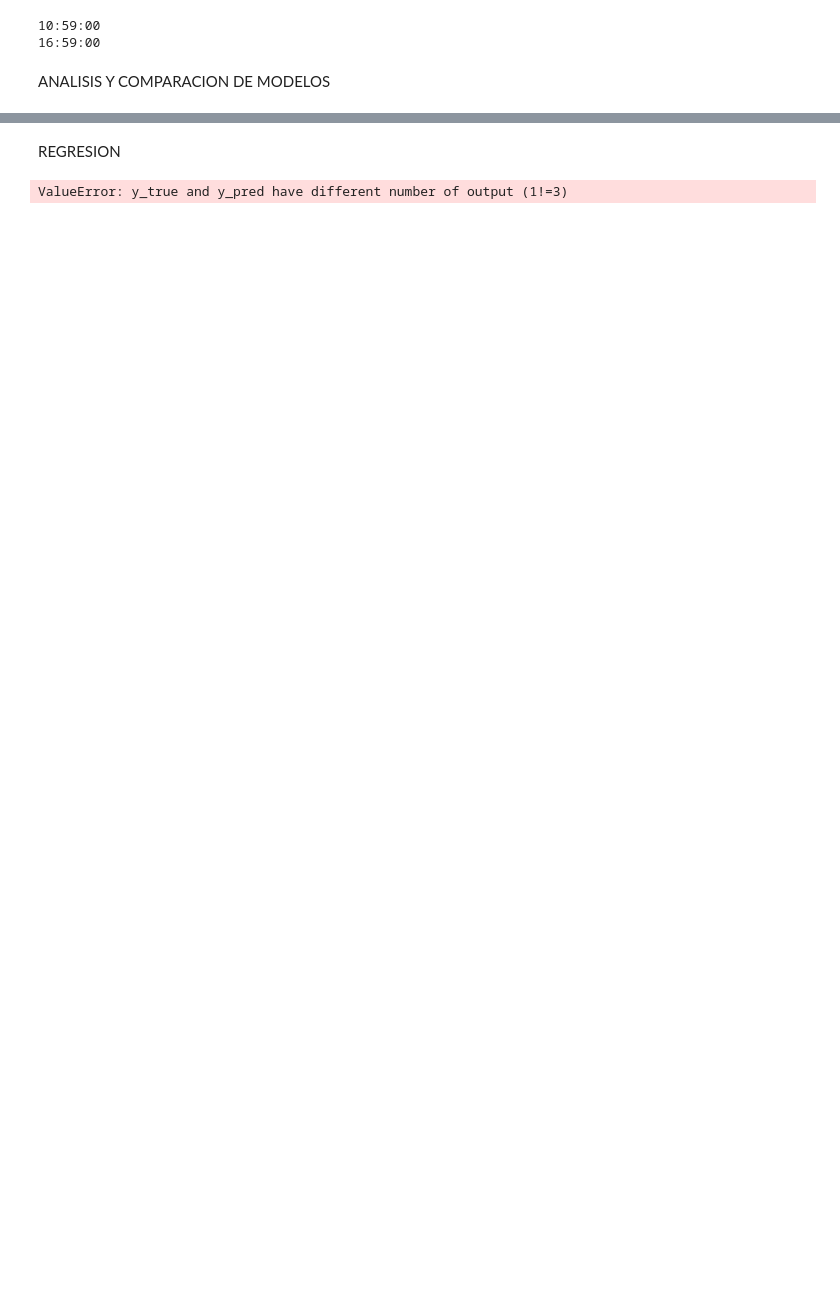
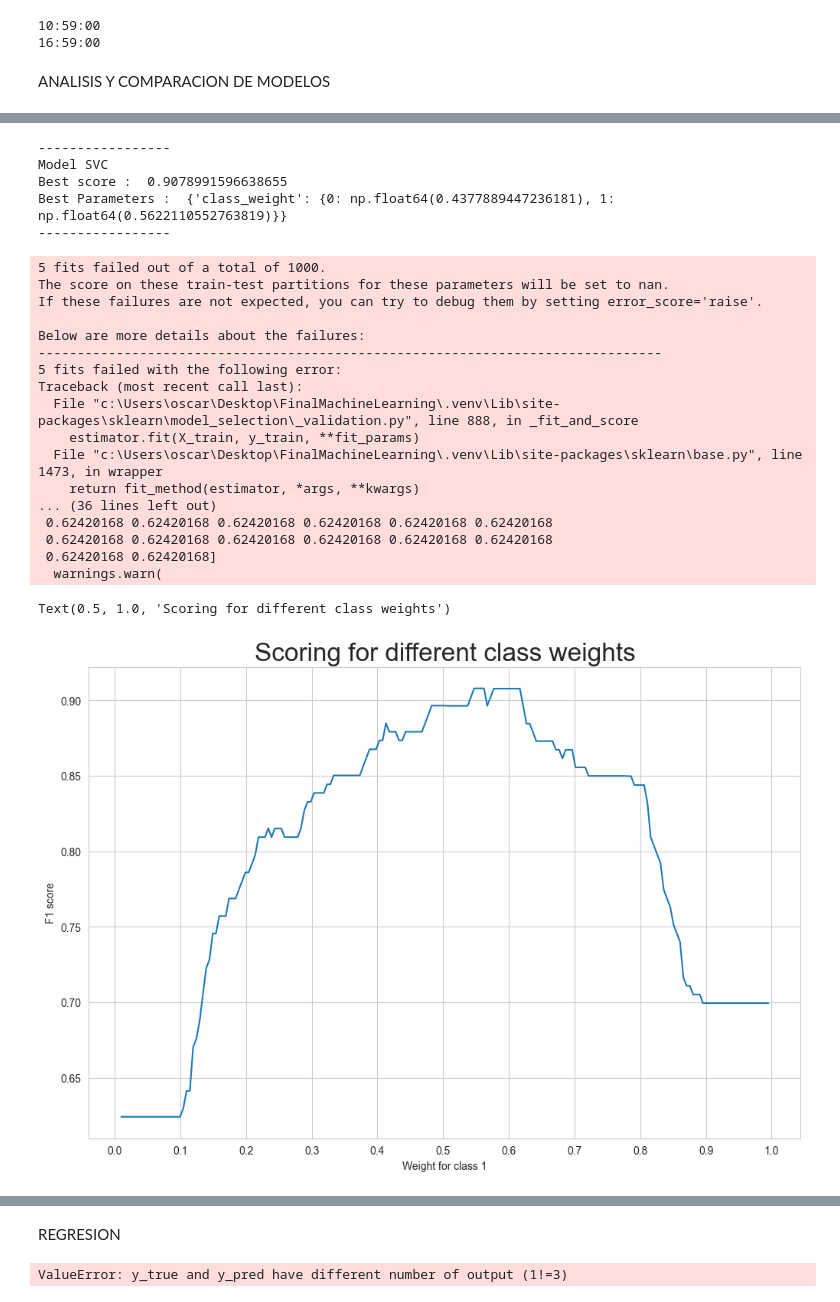
Before and after one commit to oscariolo/FinalMachineLearning, a Jupyter notebook: source/models/classification.ipynb, the cells around one changed output, grey strips where cells are left out. Saved outputs shown, nothing was run; the diff lists cells and outputs as text; code cells hidden in the pictures; blank space fills up the shorter version.

```diff
--- a/source/models/classification.ipynb
+++ b/source/models/classification.ipynb
@@ -172,6 +172,7 @@ def parameter_tunning(model,parameters, method="grid"):
     print("Best score : ", clf.best_score_)
     print("Best Parameters : ", clf.best_params_)
     print("-----------------")
+    return clf.cv_results_
 # %%
 def train_and_evaluate_model(model, X_train, y_train, X_test, y_test):
     model.fit(X_train, y_train)
@@ -386 +407,45 @@ Confusion Matrix:
+# %%
+#WEIGHING CLASSES
+from sklearn.model_selection import GridSearchCV, StratifiedKFold
+svm = SVC(probability=True)
+
+weights = np.linspace(0.0,0.99,200)
+param_grid = {'class_weight': [{0:x, 1:1.0-x} for x in weights]}
+#Fitting grid search to the train data with 5 folds
+gridsearch_csv_results = parameter_tunning(svm, param_grid, method="grid")
+
+#Ploting the score for different values of weight
+sns.set_style('whitegrid')
+plt.figure(figsize=(12,8))
+weigh_data = pd.DataFrame({ 'score': gridsearch_csv_results['mean_test_score'], 'weight': (1- weights)})
+sns.lineplot(data=weigh_data, y='score', x='weight')
+plt.xlabel('Weight for class 1')
+plt.ylabel('F1 score')
+plt.xticks([round(i/10,1) for i in range(0,11,1)])
+plt.title('Scoring for different class weights', fontsize=24)
+# %% [output]
+-----------------
+Model SVC
+Best score :  0.9078991596638655
+Best Parameters :  {'class_weight': {0: np.float64(0.4377889447236181), 1: np.float64(0.5622110552763819)}}
+-----------------
+5 fits failed out of a total of 1000.
+The score on these train-test partitions for these parameters will be set to nan.
+If these failures are not expected, you can try to debug them by setting error_score='raise'.
+
+Below are more details about the failures:
+--------------------------------------------------------------------------------
+5 fits failed with the following error:
+Traceback (most recent call last):
+  File "c:\Users\oscar\Desktop\FinalMachineLearning\.venv\Lib\site-packages\sklearn\model_selection\_validation.py", line 888, in _fit_and_score
+    estimator.fit(X_train, y_train, **fit_params)
+  File "c:\Users\oscar\Desktop\FinalMachineLearning\.venv\Lib\site-packages\sklearn\base.py", line 1473, in wrapper
+    return fit_method(estimator, *args, **kwargs)
+... (36 lines left out)
+ 0.62420168 0.62420168 0.62420168 0.62420168 0.62420168 0.62420168
+ 0.62420168 0.62420168 0.62420168 0.62420168 0.62420168 0.62420168
+ 0.62420168 0.62420168]
+  warnings.warn(
+Text(0.5, 1.0, 'Scoring for different class weights')
+[figure, added]
 # %%
```
Also changed, not shown: parts of 9 cells of this notebook.
